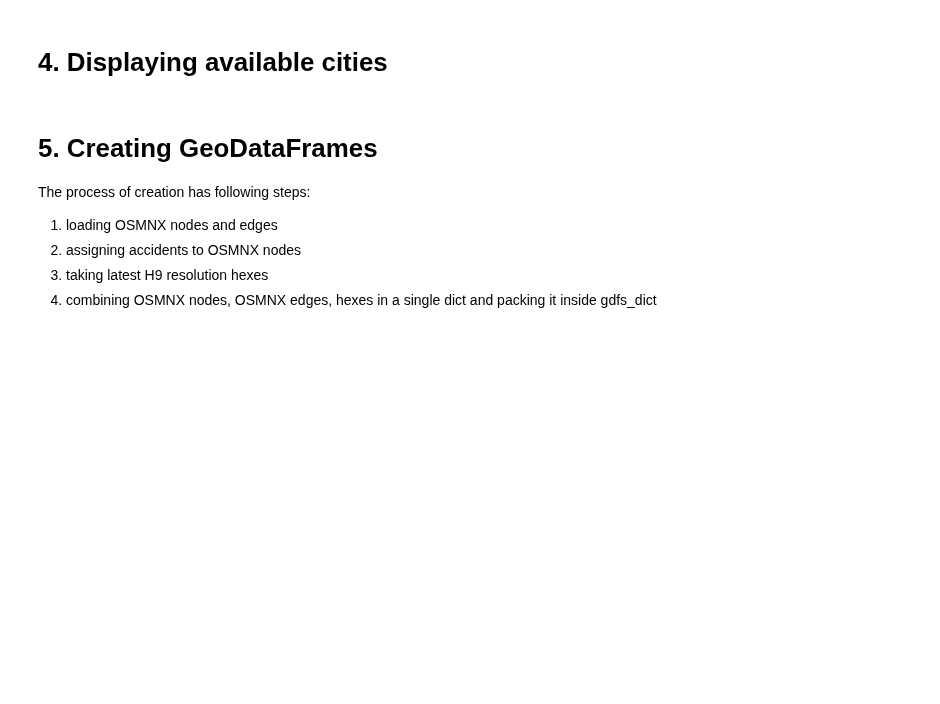
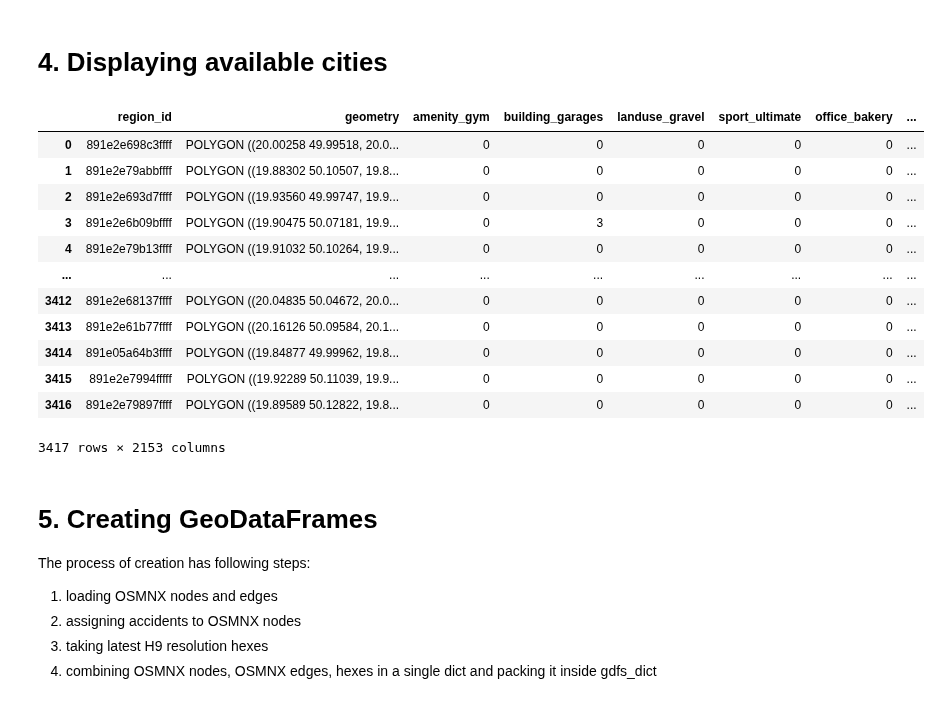
Before and after one commit to StaszekM/gradient, a Jupyter notebook: notebooks/downstream_tasks/zabka-prediction.ipynb, the cells around one changed output. Cells and saved outputs as stored; diff of their text form; code cells hidden in the pictures; blank space fills up the shorter version.

```diff
--- a/notebooks/downstream_tasks/zabka-prediction.ipynb
+++ b/notebooks/downstream_tasks/zabka-prediction.ipynb
@@ -160,6 +229,23 @@ gdf_zabka['zabka_count'] = 1
 # 4. Displaying available cities
 # %%
 cities = ["Kraków", "Poznań", "Szczecin", "Wrocław", "Warszawa"]
+# %%
+krk = gpd.read_parquet("/home/grymar/studia/gradient/data/organized-hexes/krakow/2022/h9/count-embedder/dataset.parquet")
+krk
+# %% [output]
+|  | region_id | geometry | amenity_gym | building_garages | landuse_gravel | sport_ultimate | office_bakery | ... |
+| 0 | 891e2e698c3ffff | POLYGON ((20.00258 49.99518, 20.0... | 0 | 0 | 0 | 0 | 0 | ... |
+| 1 | 891e2e79abbffff | POLYGON ((19.88302 50.10507, 19.8... | 0 | 0 | 0 | 0 | 0 | ... |
+| 2 | 891e2e693d7ffff | POLYGON ((19.93560 49.99747, 19.9... | 0 | 0 | 0 | 0 | 0 | ... |
+| 3 | 891e2e6b09bffff | POLYGON ((19.90475 50.07181, 19.9... | 0 | 3 | 0 | 0 | 0 | ... |
+| 4 | 891e2e79b13ffff | POLYGON ((19.91032 50.10264, 19.9... | 0 | 0 | 0 | 0 | 0 | ... |
+| ... | ... | ... | ... | ... | ... | ... | ... | ... |
+| 3412 | 891e2e68137ffff | POLYGON ((20.04835 50.04672, 20.0... | 0 | 0 | 0 | 0 | 0 | ... |
+| 3413 | 891e2e61b77ffff | POLYGON ((20.16126 50.09584, 20.1... | 0 | 0 | 0 | 0 | 0 | ... |
+| 3414 | 891e05a64b3ffff | POLYGON ((19.84877 49.99962, 19.8... | 0 | 0 | 0 | 0 | 0 | ... |
+| 3415 | 891e2e7994fffff | POLYGON ((19.92289 50.11039, 19.9... | 0 | 0 | 0 | 0 | 0 | ... |
+| 3416 | 891e2e79897ffff | POLYGON ((19.89589 50.12822, 19.8... | 0 | 0 | 0 | 0 | 0 | ... |
+3417 rows × 2153 columns
 # %% [markdown]
 # 5. Creating GeoDataFrames
 
```
Also changed, not shown: parts of 8 cells of this notebook.
